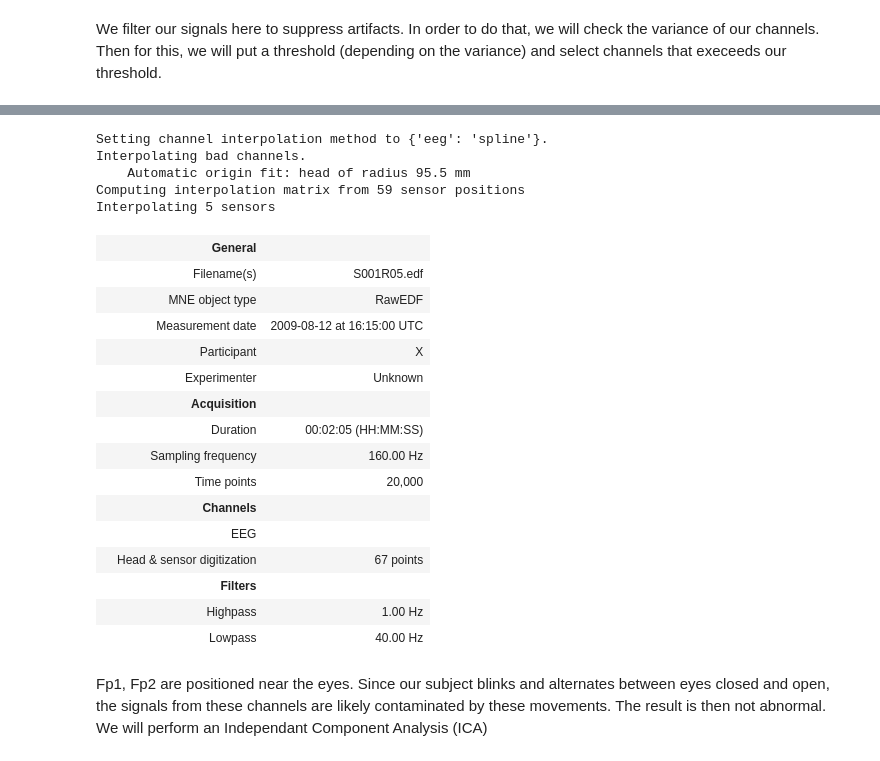
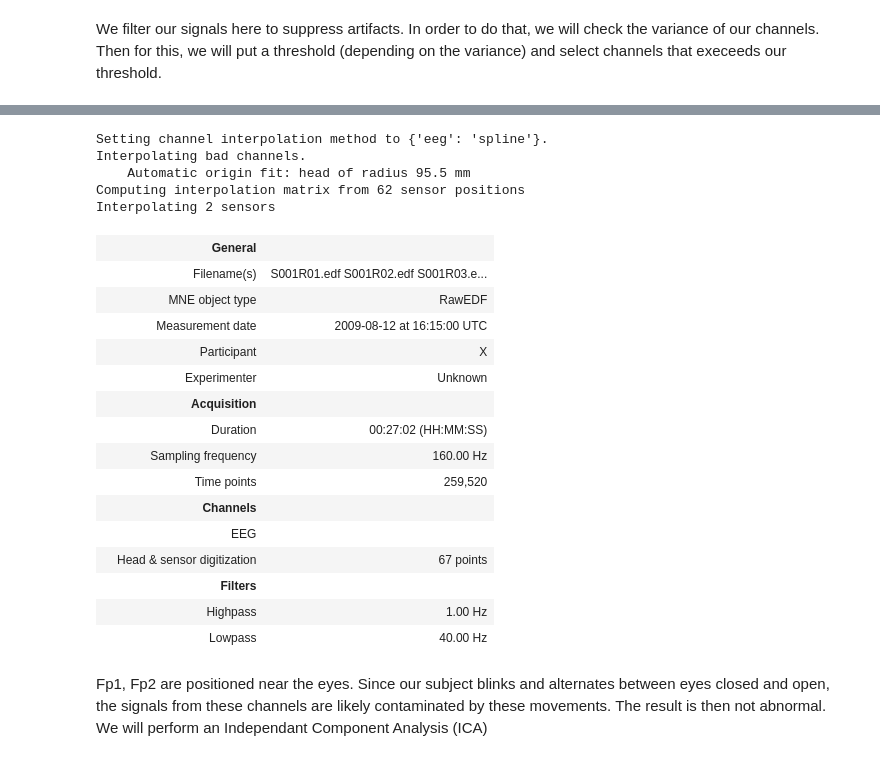
Before and after one commit to lakhdaya/MNE, a Jupyter notebook: viz.ipynb, the cells around one changed output, grey strips where cells are left out. Saved outputs shown, nothing was run; the diff lists cells and outputs as text; code cells hidden in the pictures.

```diff
--- a/viz.ipynb
+++ b/viz.ipynb
@@ -42,8 +56,8 @@ Reading 0 ... 19999  =      0.000 ...   124.994 secs...
 According to the website, their montage is similar to the standard_1005. Therefore, we will use this montage.
 # %%
 montage = mne.channels.make_standard_montage('standard_1005')
-raw.set_montage(montage)
-raw.plot_sensors(kind='topomap', show_names=True)
+raw_combined.set_montage(montage)
+raw_combined.plot_sensors(kind='topomap', show_names=True)
 # %% [output]
 [figure]
 # %% [markdown]
@@ -55,7 +69,7 @@ Note that we can change the radius of the head showed
 # %% [markdown]
 In order to analyze our EEG, we need to filter noises and bad channels. Therefore, we will analyze the power spectral density. It will help us to identify bad channels.
 # %%
-raw.filter(l_freq=1., h_freq=40.)# Default values in most eeg preprocessing,, moreover, motor signals are between theses values
-raw.set_eeg_reference('average') # average across all channels
-raw.compute_psd().plot()
+raw_combined.filter(l_freq=1., h_freq=40.)# Default values in most eeg preprocessing,, moreover, motor signals are between theses values
+raw_combined.set_eeg_reference('average') # average across all channels
+raw_combined.compute_psd().plot()
 # %% [output]
@@ -87,11 +100,11 @@ We filter our signals here to suppress artifacts. In order to do that, we will c
 import numpy as np
 
 
-data = raw.get_data() # extract data shape (n_channels, n_samples)
+data = raw_combined.get_data() # extract data shape (n_channels, n_samples)
 
 variances = np.var(data, axis=1) # compute the variance
 threshold = np.mean(variances) + 3 * np.std(variances) # set a threhold according to the variance
 bad_idx = np.where(variances > threshold)[0] # find bad channels indices with thres
-bad_channels = [raw.ch_names[i] for i in bad_idx] # get bad channels with idx
+bad_channels = [raw_combined.ch_names[i] for i in bad_idx] # get bad channels with idx
 print("Bad channels are: ", bad_channels)
 # %% [output]
@@ -101,28 +114,24 @@ After marking bad channels, interpolate_bads() uses neighboring channel informat
-# %%
-bad_channels.append("Fpz")
-bad_channels.append("AF7")
-bad_channels.append("AF8")
 # %%
 # Interpoler canaux mauvais
-raw.info['bads'] = bad_channels
+raw_combined.info['bads'] = bad_channels
 
-raw.interpolate_bads()
+raw_combined.interpolate_bads()
 # %% [output]
 Setting channel interpolation method to {'eeg': 'spline'}.
 Interpolating bad channels.
     Automatic origin fit: head of radius 95.5 mm
-Computing interpolation matrix from 59 sensor positions
-Interpolating 5 sensors
+Computing interpolation matrix from 62 sensor positions
+Interpolating 2 sensors
 |  | General |  |
-|  | Filename(s) | S001R05.edf |
+|  | Filename(s) | S001R01.edf S001R02.edf S001R03.e... |
 |  | MNE object type | RawEDF |
 |  | Measurement date | 2009-08-12 at 16:15:00 UTC |
 |  | Participant | X |
 |  | Experimenter | Unknown |
 |  | Acquisition |  |
-|  | Duration | 00:02:05 (HH:MM:SS) |
+|  | Duration | 00:27:02 (HH:MM:SS) |
 |  | Sampling frequency | 160.00 Hz |
-|  | Time points | 20,000 |
+|  | Time points | 259,520 |
 |  | Channels |  |
 |  | EEG |  |
 |  | Head & sensor digitization | 67 points |
```
Also changed, not shown: parts of 19 cells of this notebook, 4 other files.
